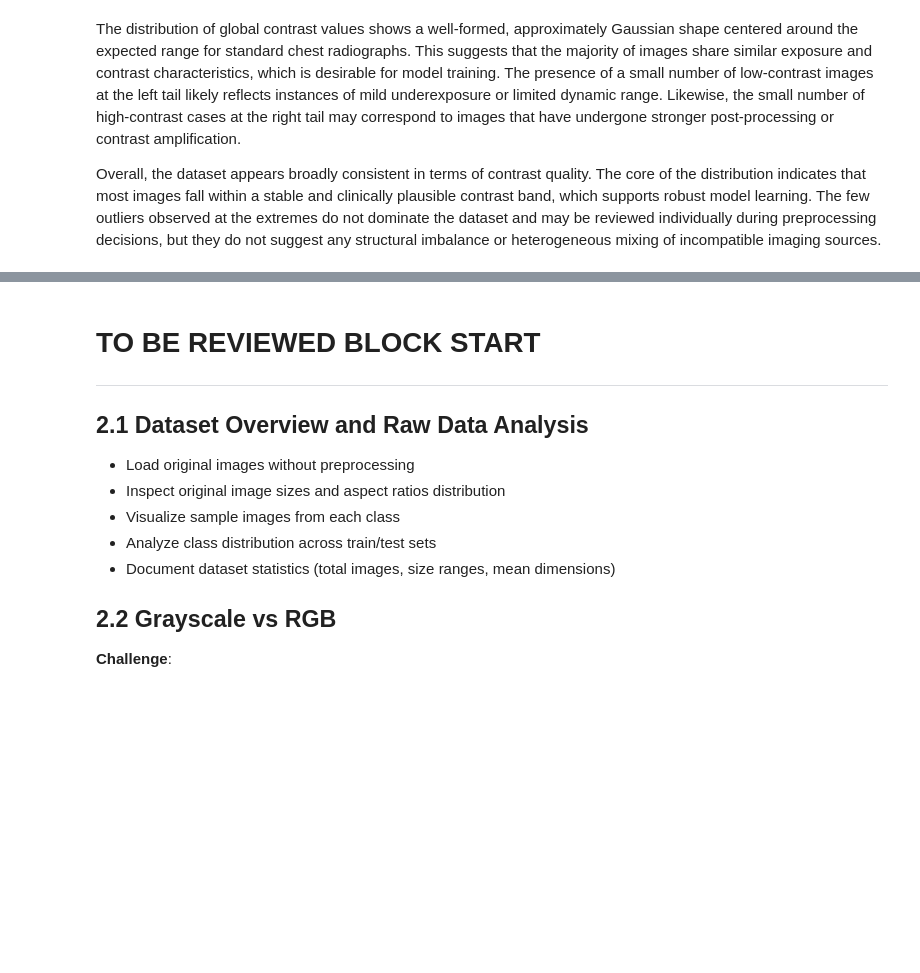
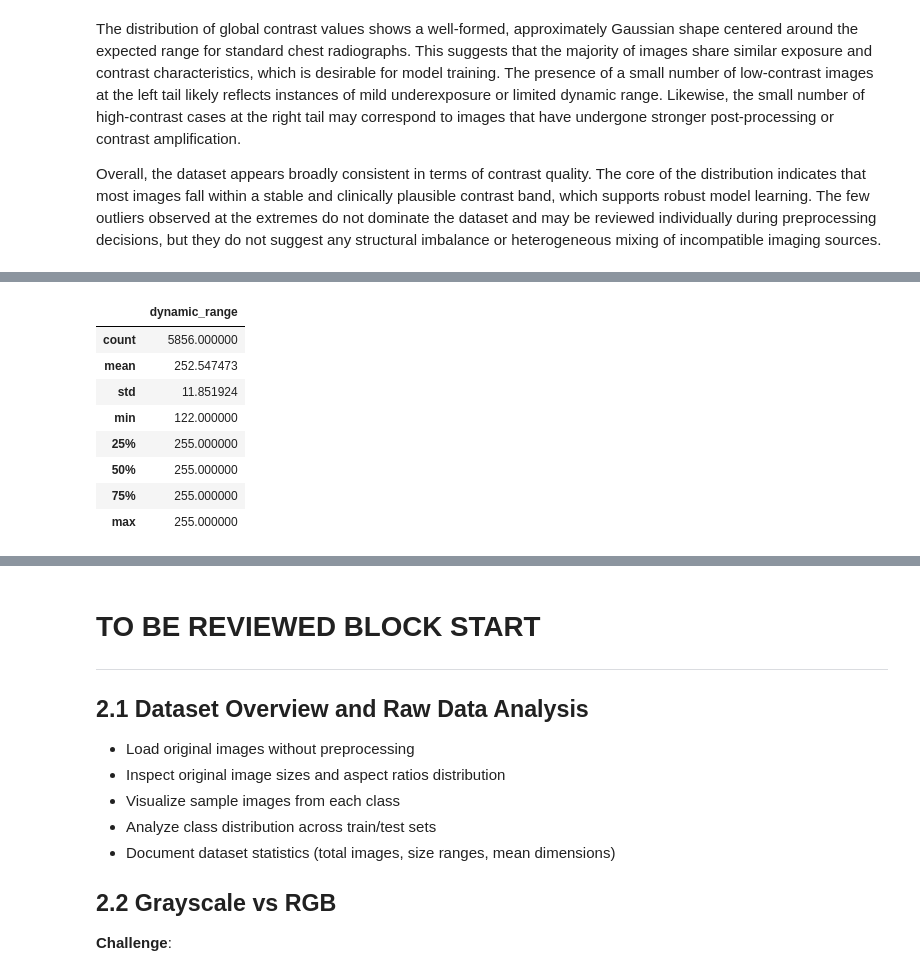
Before and after one commit to logus2k/apvc_p2, a Jupyter notebook: dl_for_cv_project2_v1.ipynb, the cells around one changed output, grey strips where cells are left out. Cells and saved outputs as stored; diff of their text form; code cells hidden in the pictures; blank space fills up the shorter version.

```diff
--- a/dl_for_cv_project2_v1.ipynb
+++ b/dl_for_cv_project2_v1.ipynb
@@ -191,0 +196,30 @@ Overall, the dataset appears broadly consistent in terms of contrast quality. Th
+# %%
+# Compute dynamic range for a single image (max intensity minus min intensity)
+def compute_dynamic_range(image_path):
+	img = cv2.imread(image_path, cv2.IMREAD_GRAYSCALE)
+	if img is None:
+		return None
+	img = img.astype(np.float32)
+	return float(np.max(img) - np.min(img))
+
+# Compute dynamic range for each image in the dataset
+results_range = []
+for path in all_paths:
+	dr = compute_dynamic_range(path)
+	if dr is not None:
+		results_range.append({"image": path, "dynamic_range": dr})
+
+df_range = pd.DataFrame(results_range)
+
+# Display descriptive statistics for dynamic range
+display(df_range.describe())
+# %% [output]
+|  | dynamic_range |
+| count | 5856.000000 |
+| mean | 252.547473 |
+| std | 11.851924 |
+| min | 122.000000 |
+| 25% | 255.000000 |
+| 50% | 255.000000 |
+| 75% | 255.000000 |
+| max | 255.000000 |
```
Also changed, not shown: parts of 10 cells of this notebook.
